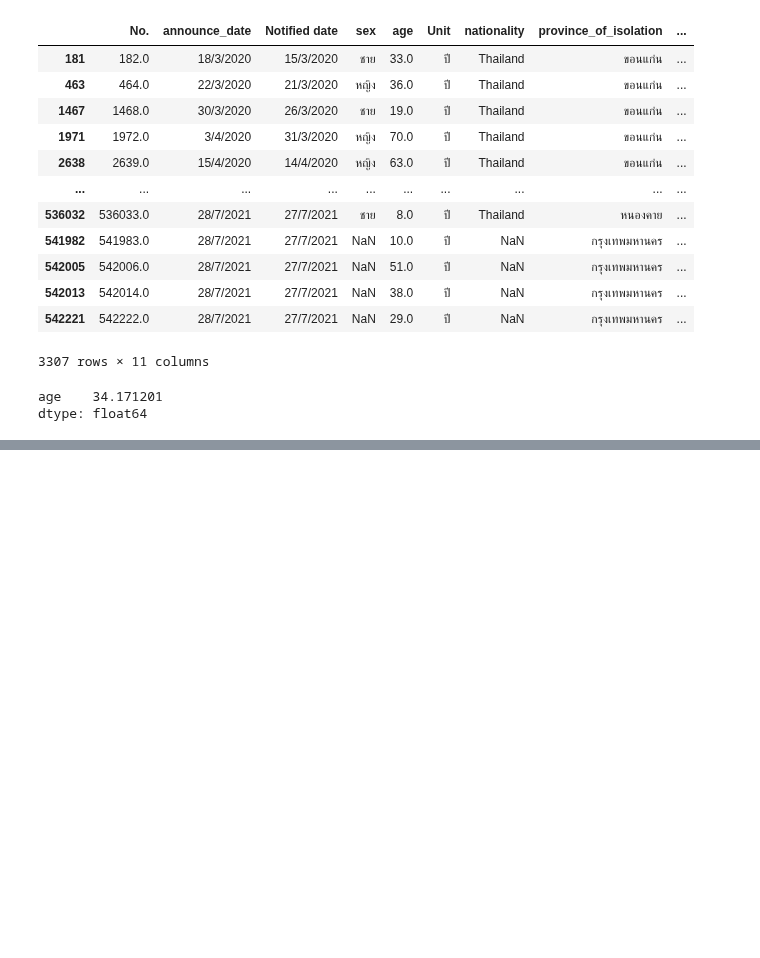
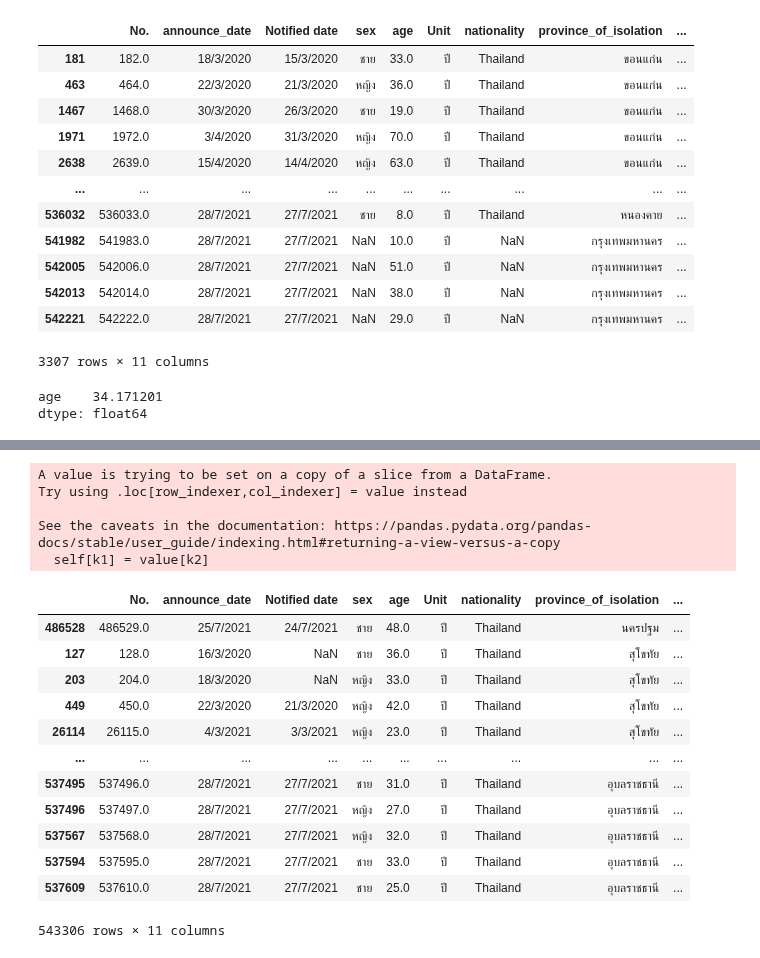
Before and after one commit to Jennapa-colab/DWDM21, a Jupyter notebook: Data_Preprocessing(chapter_3).ipynb, the cells around one changed output, grey strips where cells are left out. Cells and saved outputs as stored; diff of their text form; code cells hidden in the pictures; blank space fills up the shorter version.

```diff
--- a/Data_Preprocessing(chapter_3).ipynb
+++ b/Data_Preprocessing(chapter_3).ipynb
@@ -699,0 +720,5 @@ dtype: float64
+# %%
+data_cases2[['province_of_onset']] = data_cases2[['province_of_onset']].fillna('ไม่มีข้อมูล')
+# %%
+all_cities = set(data_cases2['province_of_onset'])
+all_cities
@@ -699,0 +743,39 @@ dtype: float64
+# %%
+fixed_cities = []  #ให้เป็น list ว่าง
+
+for  city in all_cities:
+    # หาค่า mean ของเชียงใหม่
+    X_cases = data_cases2['province_of_onset'] == city
+    X_mean = data_cases2[X_cases]['age'].mean()
+
+    # เลือกมาเฉพาะ data เชียงใหม่
+    data_X = data_cases2[X_cases]
+
+    # เติมค่า mean แทน missing
+    data_X[['age']] = data_X[['age']].fillna(X_mean)
+
+    fixed_cities.append(data_X)
+
+data_cases2_nomissingage = pd.concat(fixed_cities)
+# %% [output]
+A value is trying to be set on a copy of a slice from a DataFrame.
+Try using .loc[row_indexer,col_indexer] = value instead
+
+See the caveats in the documentation: https://pandas.pydata.org/pandas-docs/stable/user_guide/indexing.html#returning-a-view-versus-a-copy
+  self[k1] = value[k2]
+# %%
+data_cases2_nomissingage
+# %% [output]
+|  | No. | announce_date | Notified date | sex | age | Unit | nationality | province_of_isolation | ... |
+| 486528 | 486529.0 | 25/7/2021 | 24/7/2021 | ชาย | 48.0 | ปี | Thailand | นครปฐม | ... |
+| 127 | 128.0 | 16/3/2020 | NaN | ชาย | 36.0 | ปี | Thailand | สุโขทัย | ... |
+| 203 | 204.0 | 18/3/2020 | NaN | หญิง | 33.0 | ปี | Thailand | สุโขทัย | ... |
+| 449 | 450.0 | 22/3/2020 | 21/3/2020 | หญิง | 42.0 | ปี | Thailand | สุโขทัย | ... |
+| 26114 | 26115.0 | 4/3/2021 | 3/3/2021 | หญิง | 23.0 | ปี | Thailand | สุโขทัย | ... |
+| ... | ... | ... | ... | ... | ... | ... | ... | ... | ... |
+| 537495 | 537496.0 | 28/7/2021 | 27/7/2021 | ชาย | 31.0 | ปี | Thailand | อุบลราชธานี | ... |
+| 537496 | 537497.0 | 28/7/2021 | 27/7/2021 | หญิง | 27.0 | ปี | Thailand | อุบลราชธานี | ... |
+| 537567 | 537568.0 | 28/7/2021 | 27/7/2021 | หญิง | 32.0 | ปี | Thailand | อุบลราชธานี | ... |
+| 537594 | 537595.0 | 28/7/2021 | 27/7/2021 | ชาย | 33.0 | ปี | Thailand | อุบลราชธานี | ... |
+| 537609 | 537610.0 | 28/7/2021 | 27/7/2021 | ชาย | 25.0 | ปี | Thailand | อุบลราชธานี | ... |
+543306 rows × 11 columns
```
Also changed, not shown: parts of 19 cells of this notebook.
